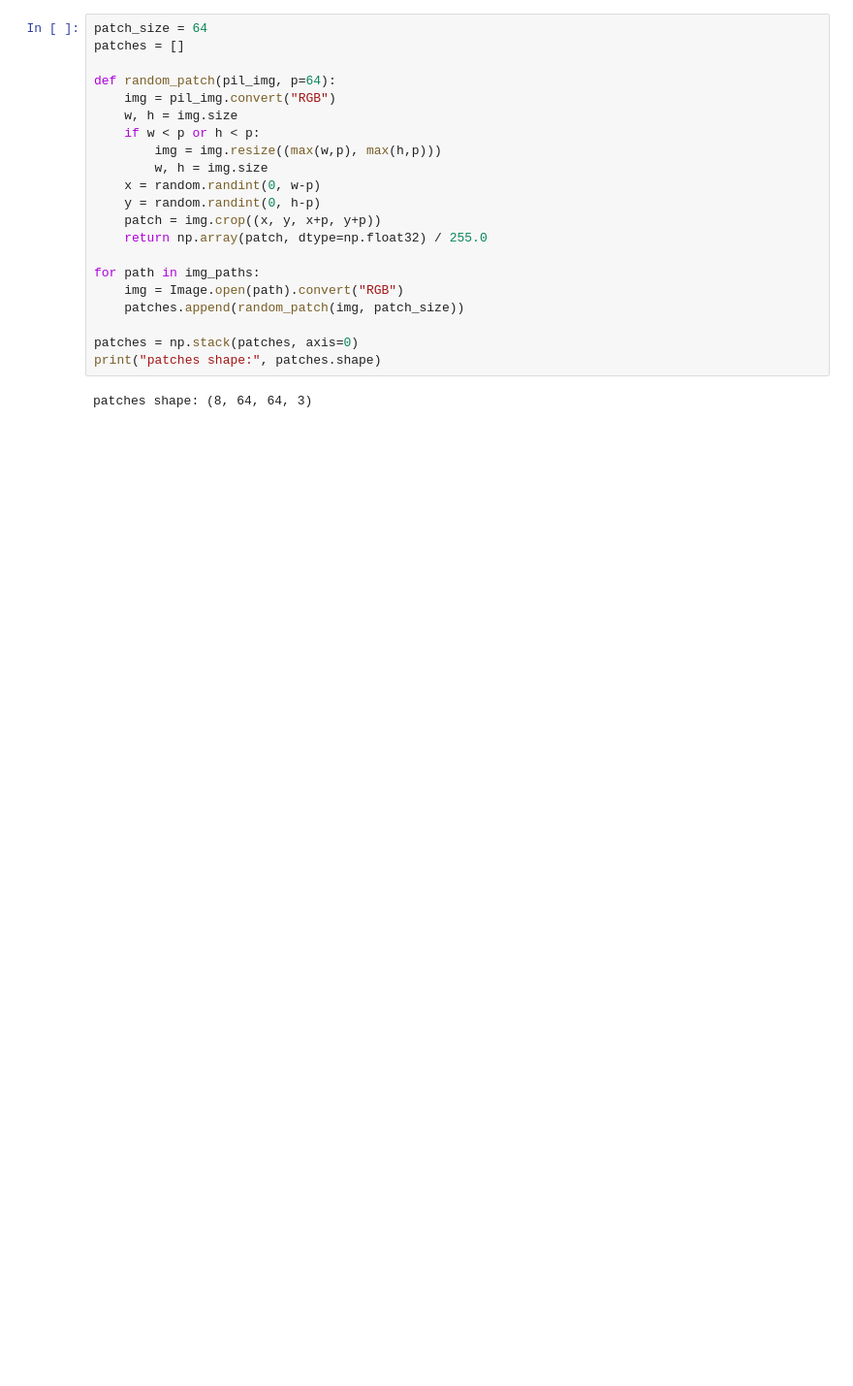
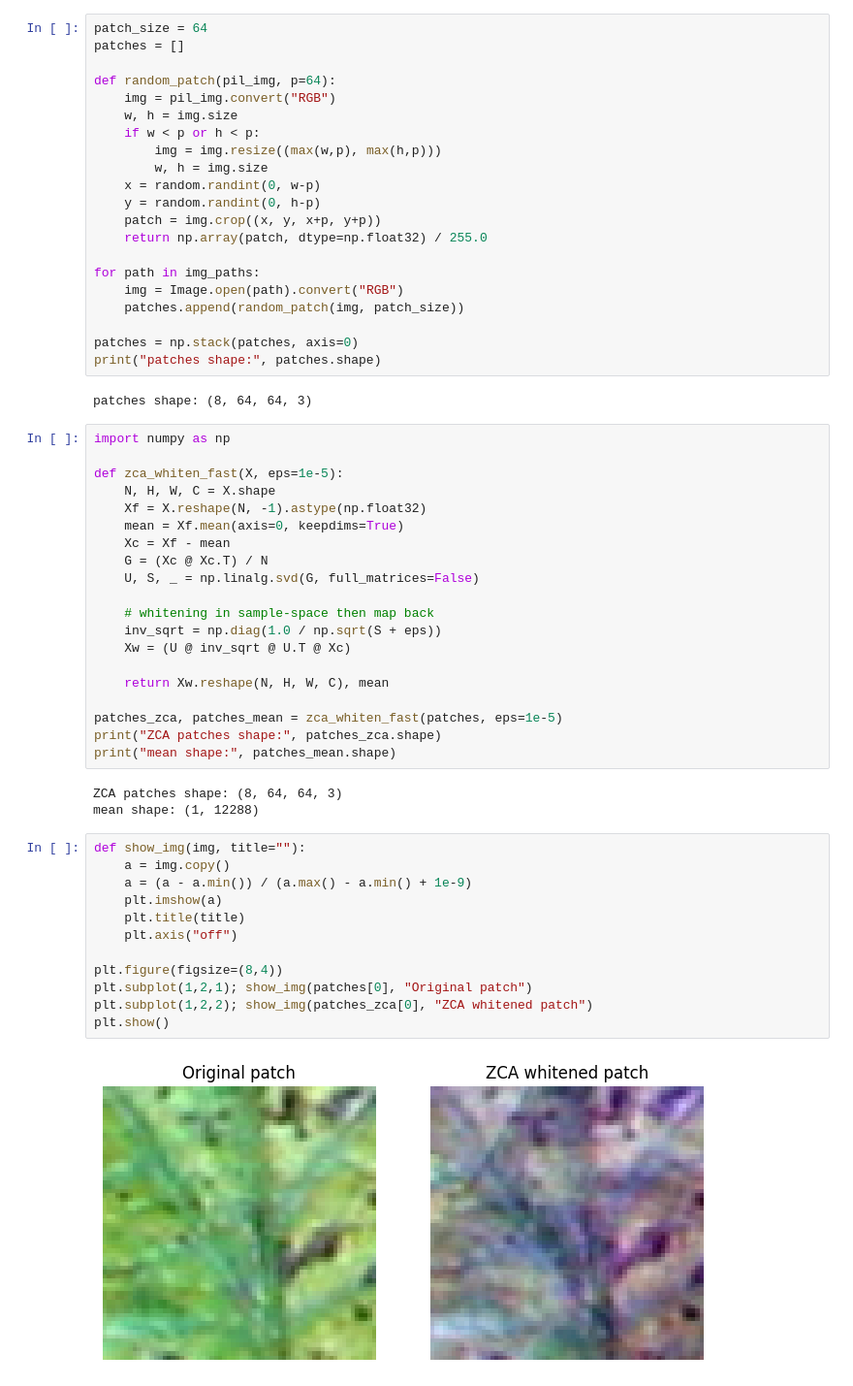
Before and after one commit to ali-farshad/Homework1-ME5920, a Jupyter notebook: 3_1.ipynb, the cells around one changed output. Shown at 97% size. Saved outputs shown, nothing was run; the diff lists cells and outputs as text; blank space fills up the shorter version.

```diff
--- a/3_1.ipynb
+++ b/3_1.ipynb
@@ -124,3 +124,40 @@ patches = np.stack(patches, axis=0)
 print("patches shape:", patches.shape)
 # %% [output]
 patches shape: (8, 64, 64, 3)
+# %%
+import numpy as np
+
+def zca_whiten_fast(X, eps=1e-5):
+    N, H, W, C = X.shape
+    Xf = X.reshape(N, -1).astype(np.float32)
+    mean = Xf.mean(axis=0, keepdims=True)
+    Xc = Xf - mean
+    G = (Xc @ Xc.T) / N
+    U, S, _ = np.linalg.svd(G, full_matrices=False)
+
+    # whitening in sample-space then map back
+    inv_sqrt = np.diag(1.0 / np.sqrt(S + eps))
+    Xw = (U @ inv_sqrt @ U.T @ Xc)
+
+    return Xw.reshape(N, H, W, C), mean
+
+patches_zca, patches_mean = zca_whiten_fast(patches, eps=1e-5)
+print("ZCA patches shape:", patches_zca.shape)
+print("mean shape:", patches_mean.shape)
+# %% [output]
+ZCA patches shape: (8, 64, 64, 3)
+mean shape: (1, 12288)
+# %%
+def show_img(img, title=""):
+    a = img.copy()
+    a = (a - a.min()) / (a.max() - a.min() + 1e-9)
+    plt.imshow(a)
+    plt.title(title)
+    plt.axis("off")
+
+plt.figure(figsize=(8,4))
+plt.subplot(1,2,1); show_img(patches[0], "Original patch")
+plt.subplot(1,2,2); show_img(patches_zca[0], "ZCA whitened patch")
+plt.show()
+# %% [output]
+[figure, added]
```
Also changed, not shown: parts of 1 cell of this notebook.
